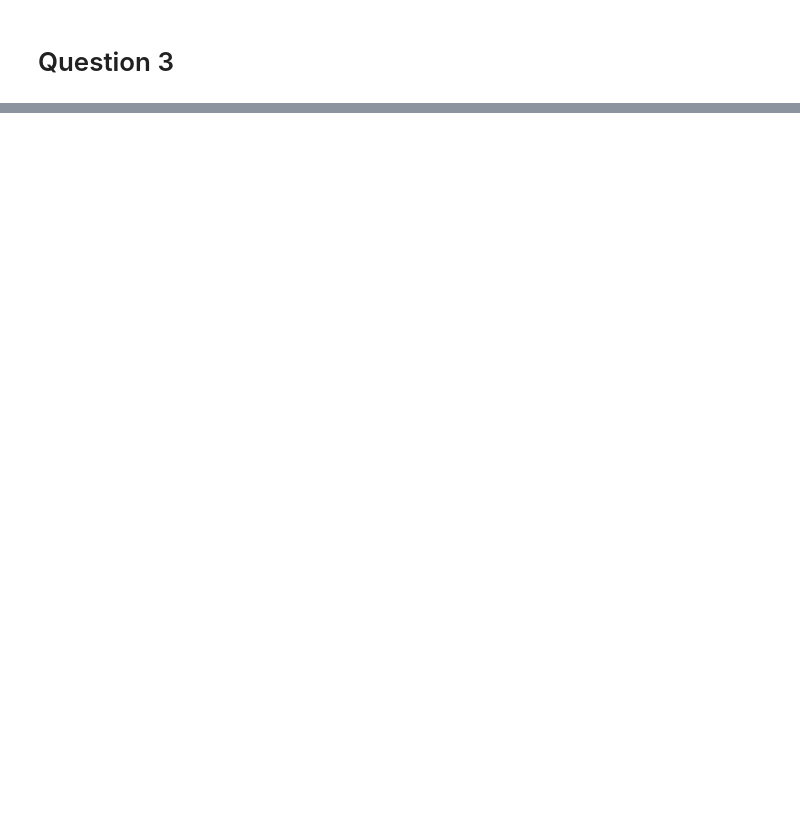
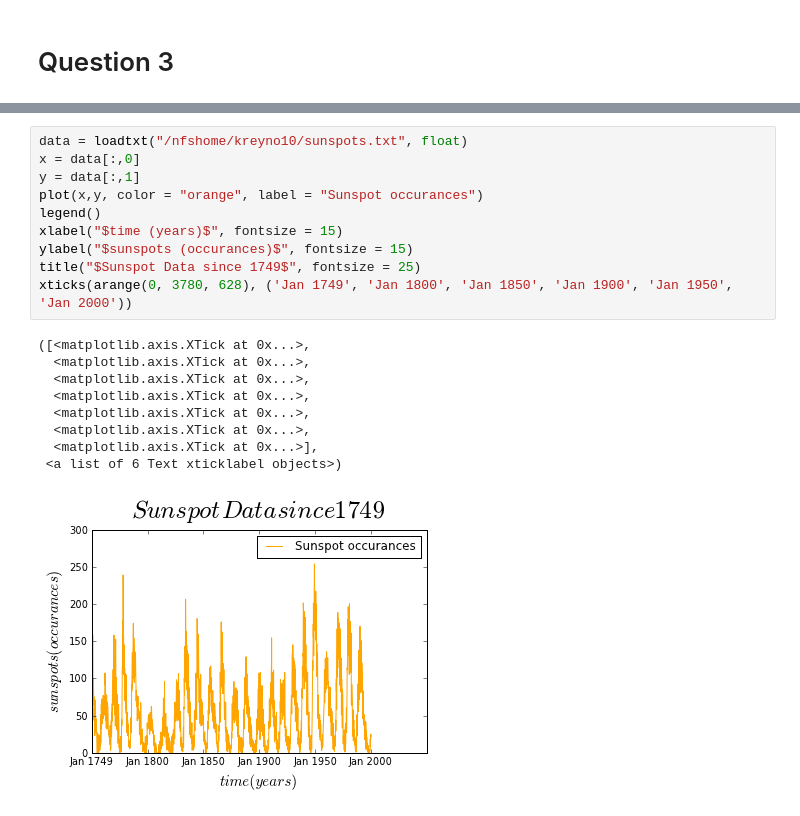
Before and after one commit to kreyno10/PHYS202-S13, a Jupyter notebook: Week3/GrapicsEx2.ipynb, the cells around one changed output, grey strips where cells are left out. Saved outputs shown, nothing was run; the diff lists cells and outputs as text; blank space fills up the shorter version.

```diff
--- a/Week3/GrapicsEx2.ipynb
+++ b/Week3/GrapicsEx2.ipynb
@@ -72,0 +80,20 @@ plot(x,y)
+# %%
+data = loadtxt("/nfshome/kreyno10/sunspots.txt", float)
+x = data[:,0]
+y = data[:,1]
+plot(x,y, color = "orange", label = "Sunspot occurances")
+legend()
+xlabel("$time (years)$", fontsize = 15)
+ylabel("$sunspots (occurances)$", fontsize = 15)
+title("$Sunspot Data since 1749$", fontsize = 25)
+xticks(arange(0, 3780, 628), ('Jan 1749', 'Jan 1800', 'Jan 1850', 'Jan 1900', 'Jan 1950', 'Jan 2000'))
+# %% [output]
+([<matplotlib.axis.XTick at 0x...>,
+  <matplotlib.axis.XTick at 0x...>,
+  <matplotlib.axis.XTick at 0x...>,
+  <matplotlib.axis.XTick at 0x...>,
+  <matplotlib.axis.XTick at 0x...>,
+  <matplotlib.axis.XTick at 0x...>,
+  <matplotlib.axis.XTick at 0x...>],
+ <a list of 6 Text xticklabel objects>)
+[figure, added]
```
Also changed, not shown: parts of 11 cells of this notebook.
